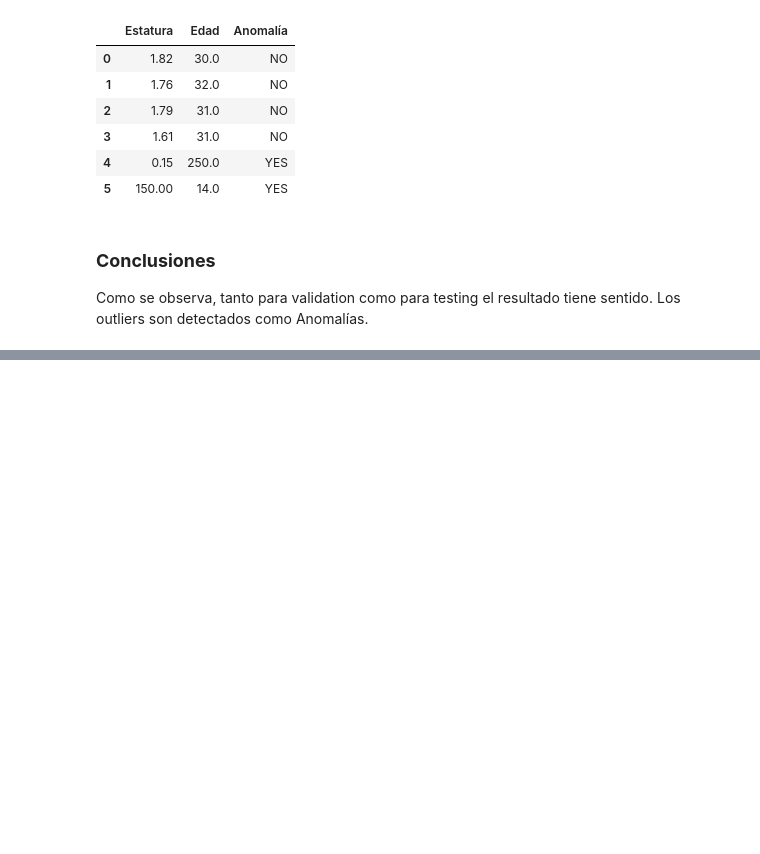
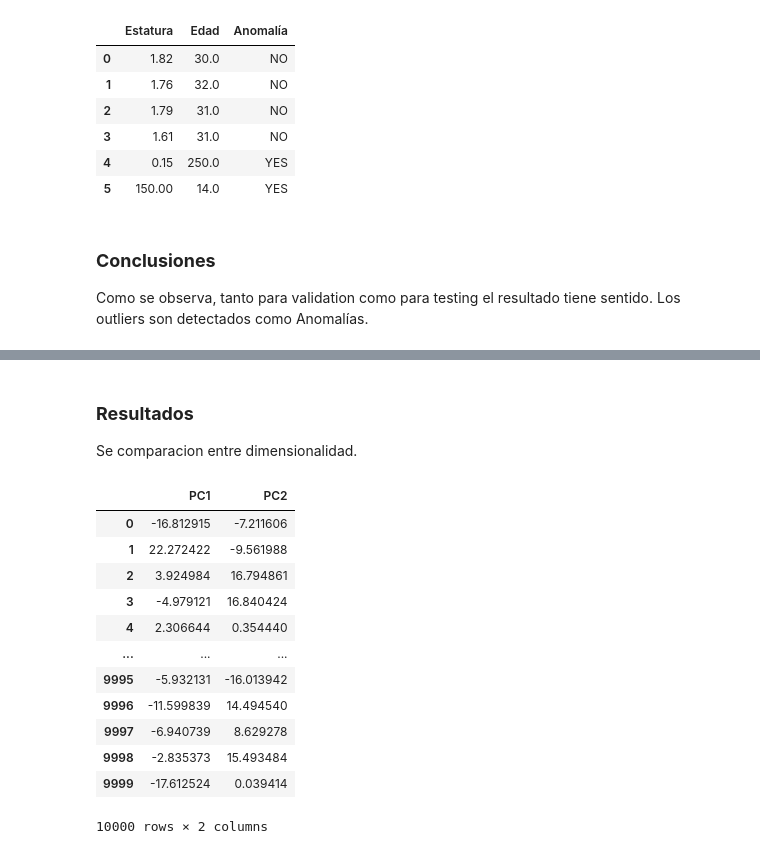
Before and after one commit to jarminett/Statistical_Learning_II, a Jupyter notebook: Practica02/Practica02_0710082.ipynb, the cells around one changed output, grey strips where cells are left out. Cells and saved outputs as stored; diff of their text form; code cells hidden in the pictures; blank space fills up the shorter version.

```diff
--- a/Practica02/Practica02_0710082.ipynb
+++ b/Practica02/Practica02_0710082.ipynb
@@ -178,0 +217,45 @@ Como se observa, tanto para validation como para testing el resultado tiene sent
+# %%
+def PCA_reduction(dataset):
+  # To2D
+  dataset_2D = dataset.reshape(-1, dataset.shape[1] * dataset.shape[2]).astype(np.float32)
+
+  # Estadistica descriptiva y demás
+  media = dataset_2D.mean(axis=0).reshape(1, dataset_2D.shape[1])
+  sd = dataset_2D.std(axis=0).reshape(1, dataset_2D.shape[1])
+  dataset_norm = (dataset_2D - media) / sd  #Normalizacion
+  sigma = np.cov(dataset_norm, rowvar = False)
+  eigen_values , eigen_vectors = np.linalg.eigh(sigma)
+  index = np.argsort(eigen_values)[::-1]
+  sorted_eigenvalue = eigen_values[index]
+  sorted_eigenvectors = eigen_vectors[:,index]
+
+  # Features para resultadoreducido
+  n_components = 2
+  reduced_eigenvector = sorted_eigenvectors[:,0:n_components]
+
+  # Transformarcion
+  data_reduced = np.matmul(reduced_eigenvector.T, dataset_norm.T).T
+  data_reduced_df = pd.DataFrame(data_reduced, columns = ['PC1','PC2'])
+
+  return data_reduced_df
+# %% [markdown]
+### **Resultados**
+
+Se comparacion entre dimensionalidad.
+# %%
+test_images_PCA_reduced = PCA_reduction(test_images)
+test_images_PCA_reduced
+# %% [output]
+|  | PC1 | PC2 |
+| 0 | -16.812915 | -7.211606 |
+| 1 | 22.272422 | -9.561988 |
+| 2 | 3.924984 | 16.794861 |
+| 3 | -4.979121 | 16.840424 |
+| 4 | 2.306644 | 0.354440 |
+| ... | ... | ... |
+| 9995 | -5.932131 | -16.013942 |
+| 9996 | -11.599839 | 14.494540 |
+| 9997 | -6.940739 | 8.629278 |
+| 9998 | -2.835373 | 15.493484 |
+| 9999 | -17.612524 | 0.039414 |
+10000 rows × 2 columns
```
Also changed, not shown: parts of 9 cells of this notebook.
